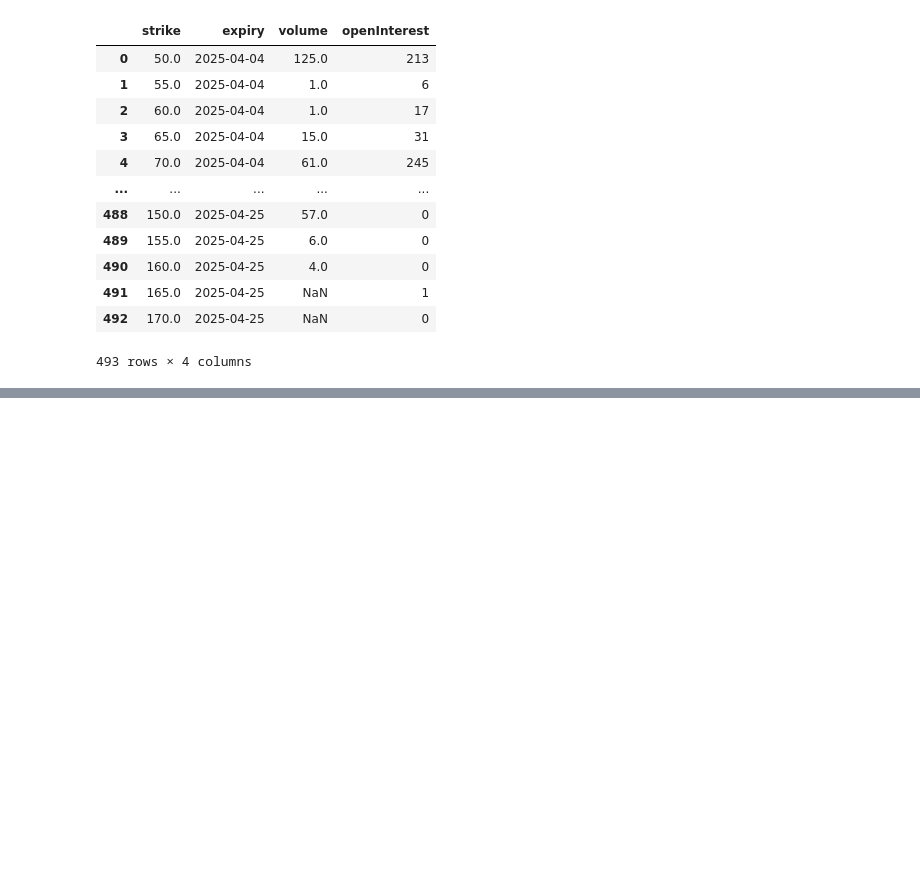
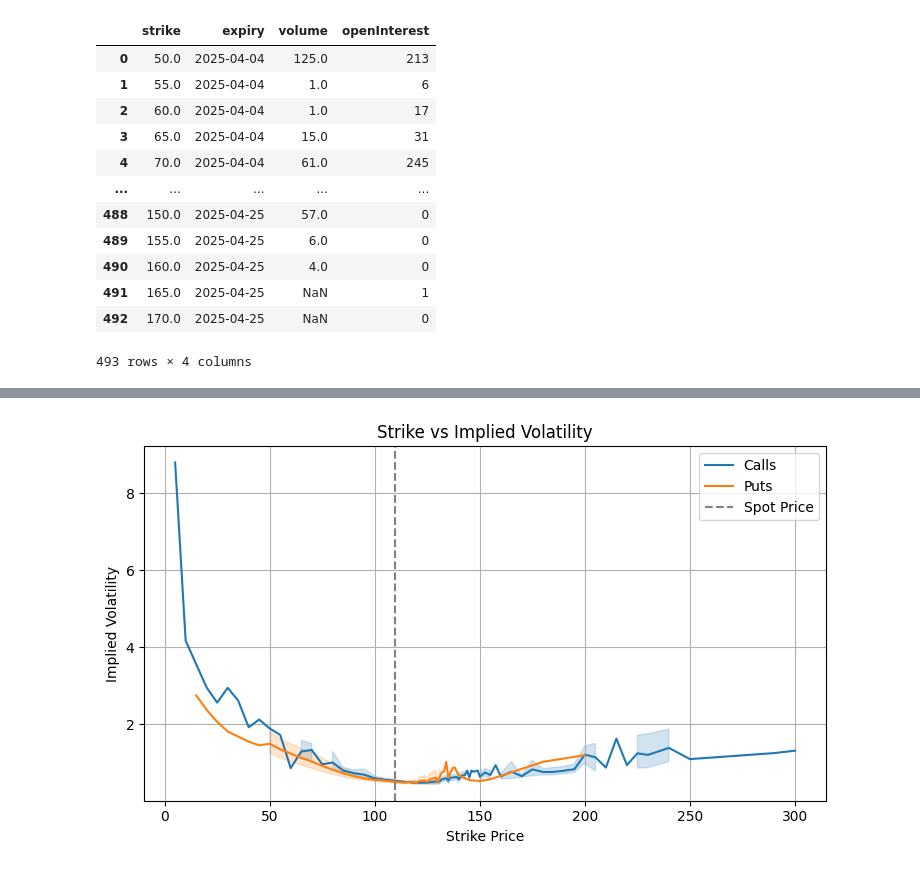
Before and after one commit to Pitchaya-Teeraruttakul/Option-Pricing-and-Risk-Analysis, a Jupyter notebook: data/prepareData.ipynb, the cells around one changed output, grey strips where cells are left out. Cells and saved outputs as stored; diff of their text form; code cells hidden in the pictures; blank space fills up the shorter version.

```diff
--- a/data/prepareData.ipynb
+++ b/data/prepareData.ipynb
@@ -152,0 +194,16 @@ print("# of nvda remain =" ,len(nvda),"\n# of spy remain =" ,len(spy))
+# %%
+plt.figure(figsize=(7.5, 4.5))
+sns.lineplot(data=temp[temp['type'] == 'call'], x='strike', y='impliedVolatility', label='Calls')
+sns.lineplot(data=temp[temp['type'] == 'put'], x='strike', y='impliedVolatility', label='Puts')
+
+plt.axvline(spot, linestyle='--', color='gray', label='Spot Price')
+
+plt.title(f"Strike vs Implied Volatility")
+plt.xlabel("Strike Price")
+plt.ylabel("Implied Volatility")
+plt.legend()
+plt.grid()
+plt.tight_layout()
+plt.show()
+# %% [output]
+[figure, added]
```
Also changed, not shown: parts of 9 cells of this notebook, 2 other files.
